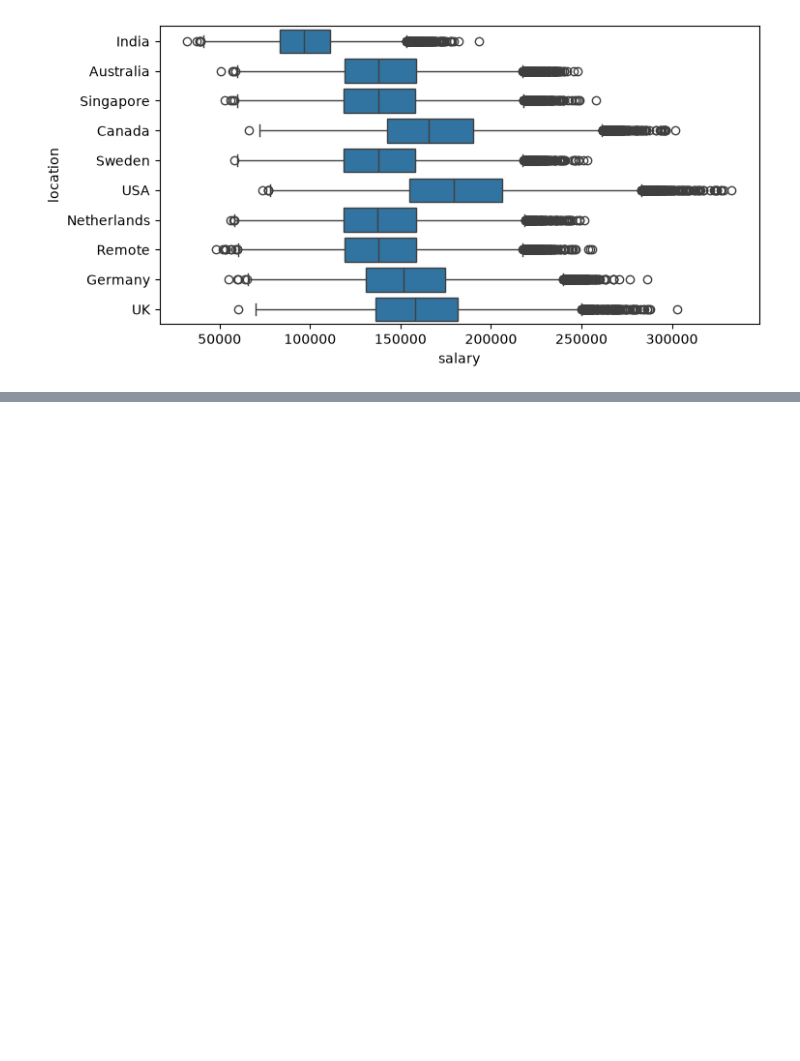
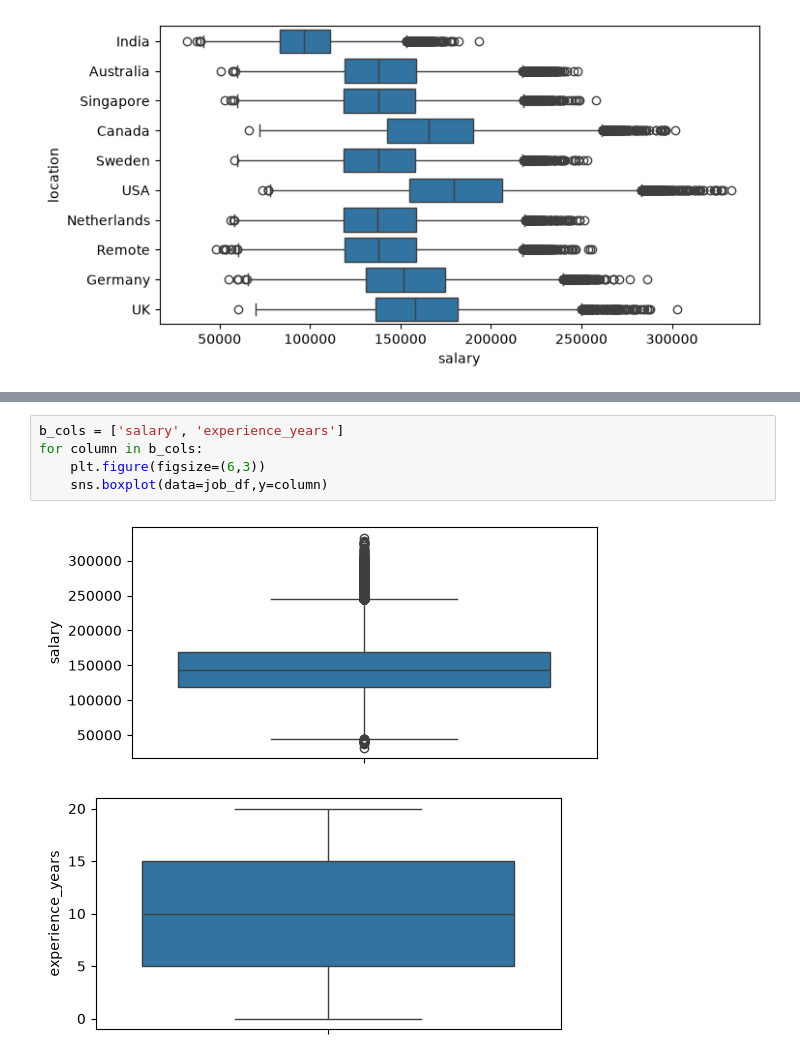
Before and after one commit to Mtalii888/Job-prediction-, a Jupyter notebook: job_dataset.ipynb, the cells around one changed output, grey strips where cells are left out. Drawn from its saved outputs; the diff is of its cells as text; blank space fills up the shorter version.

```diff
--- a/job_dataset.ipynb
+++ b/job_dataset.ipynb
@@ -272,0 +303,8 @@ sns.boxplot(data=job_df,x='salary',y='location')
+# %%
+b_cols = ['salary', 'experience_years']
+for column in b_cols:
+    plt.figure(figsize=(6,3))
+    sns.boxplot(data=job_df,y=column)
+# %% [output]
+[figure, added]
+[figure, added]
```
Also changed, not shown: parts of 31 cells of this notebook, 3 other files.
